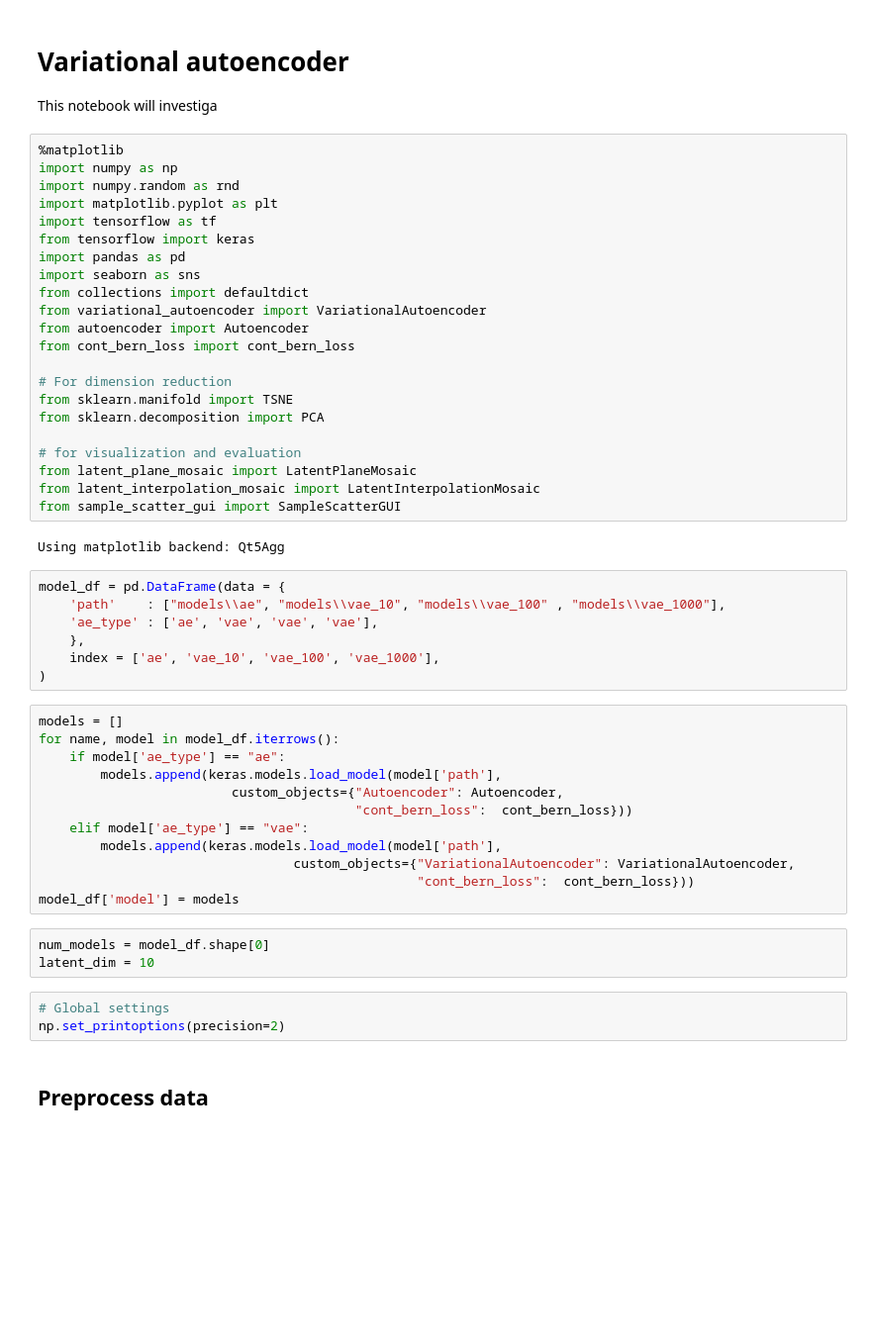
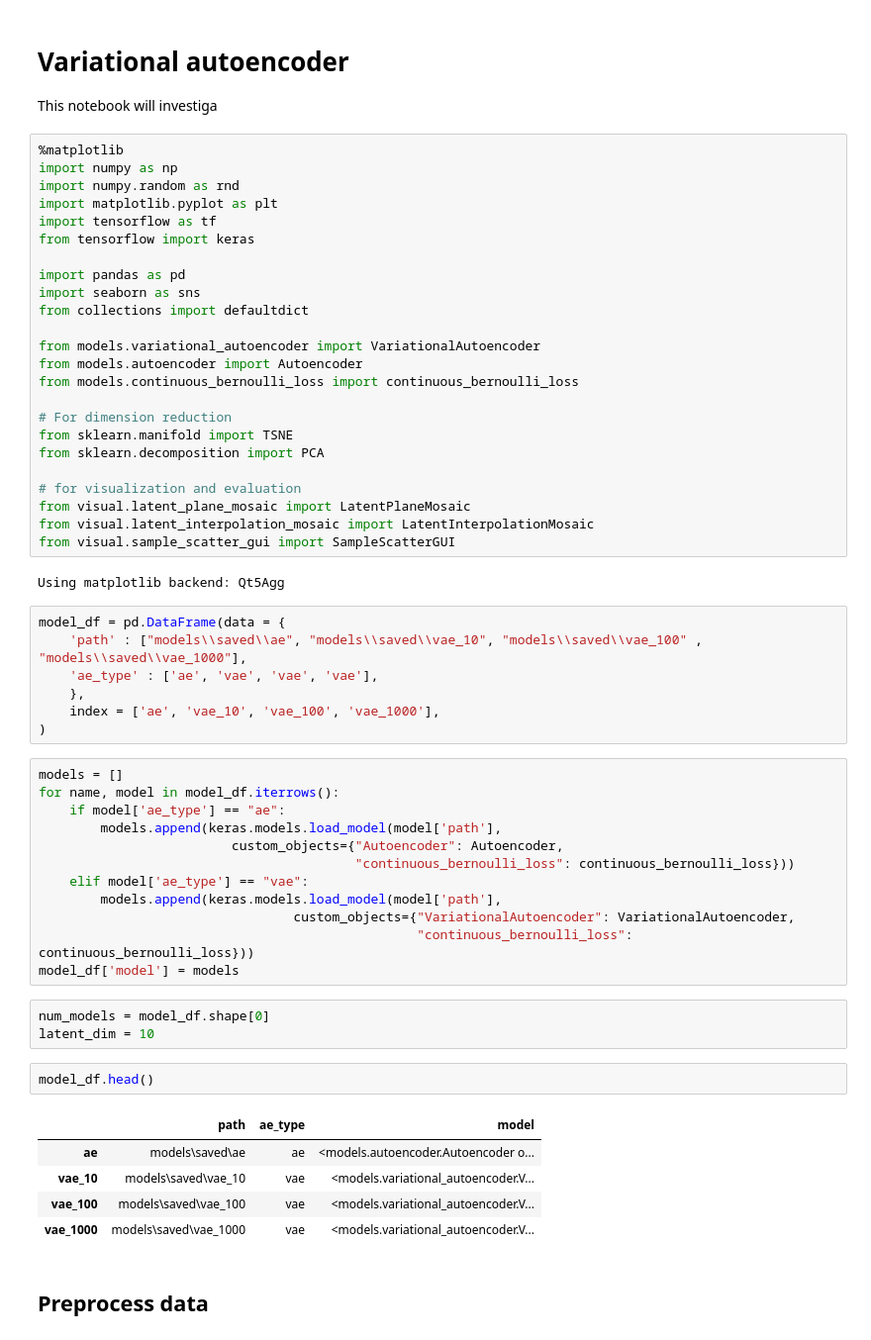
Before and after one commit to AllaVinner/JL-ML, a Jupyter notebook: src/Investigate-Copy1.ipynb, the cells around one changed output. Shown at 99% size. Saved outputs shown, nothing was run; the diff lists cells and outputs as text; blank space fills up the shorter version.

```diff
--- a/src/Investigate-Copy1.ipynb
+++ b/src/Investigate-Copy1.ipynb
@@ -8,26 +8,28 @@ import numpy.random as rnd
 import matplotlib.pyplot as plt
 import tensorflow as tf
 from tensorflow import keras
+
 import pandas as pd
 import seaborn as sns
 from collections import defaultdict
-from variational_autoencoder import VariationalAutoencoder
-from autoencoder import Autoencoder
-from cont_bern_loss import cont_bern_loss
+
+from models.variational_autoencoder import VariationalAutoencoder
+from models.autoencoder import Autoencoder
+from models.continuous_bernoulli_loss import continuous_bernoulli_loss
 
 # For dimension reduction
 from sklearn.manifold import TSNE
 from sklearn.decomposition import PCA
 
 # for visualization and evaluation
-from latent_plane_mosaic import LatentPlaneMosaic
-from latent_interpolation_mosaic import LatentInterpolationMosaic
-from sample_scatter_gui import SampleScatterGUI
+from visual.latent_plane_mosaic import LatentPlaneMosaic
+from visual.latent_interpolation_mosaic import LatentInterpolationMosaic
+from visual.sample_scatter_gui import SampleScatterGUI
 # %% [output]
 Using matplotlib backend: Qt5Agg
 # %%
 model_df = pd.DataFrame(data = {
-    'path'    : ["models\\ae", "models\\vae_10", "models\\vae_100" , "models\\vae_1000"],
+    'path' : ["models\\saved\\ae", "models\\saved\\vae_10", "models\\saved\\vae_100" , "models\\saved\\vae_1000"],
     'ae_type' : ['ae', 'vae', 'vae', 'vae'],
     },
     index = ['ae', 'vae_10', 'vae_100', 'vae_1000'],
@@ -38,18 +40,23 @@ for name, model in model_df.iterrows():
     if model['ae_type'] == "ae":
         models.append(keras.models.load_model(model['path'],
                          custom_objects={"Autoencoder": Autoencoder,
-                                         "cont_bern_loss":  cont_bern_loss}))
+                                         "continuous_bernoulli_loss": continuous_bernoulli_loss}))
     elif model['ae_type'] == "vae":
         models.append(keras.models.load_model(model['path'],
                                  custom_objects={"VariationalAutoencoder": VariationalAutoencoder,
-                                                 "cont_bern_loss":  cont_bern_loss}))
+                                                 "continuous_bernoulli_loss":  continuous_bernoulli_loss}))
 model_df['model'] = models
 # %%
 num_models = model_df.shape[0]
 latent_dim = 10
 # %%
-# Global settings
-np.set_printoptions(precision=2)
+model_df.head()
+# %% [output]
+|  | path | ae_type | model |
+| ae | models\saved\ae | ae | <models.autoencoder.Autoencoder o... |
+| vae_10 | models\saved\vae_10 | vae | <models.variational_autoencoder.V... |
+| vae_100 | models\saved\vae_100 | vae | <models.variational_autoencoder.V... |
+| vae_1000 | models\saved\vae_1000 | vae | <models.variational_autoencoder.V... |
 # %% [markdown]
 ## Preprocess data
 # %%
```
Also changed, not shown: parts of 34 cells of this notebook, 4 other files.
